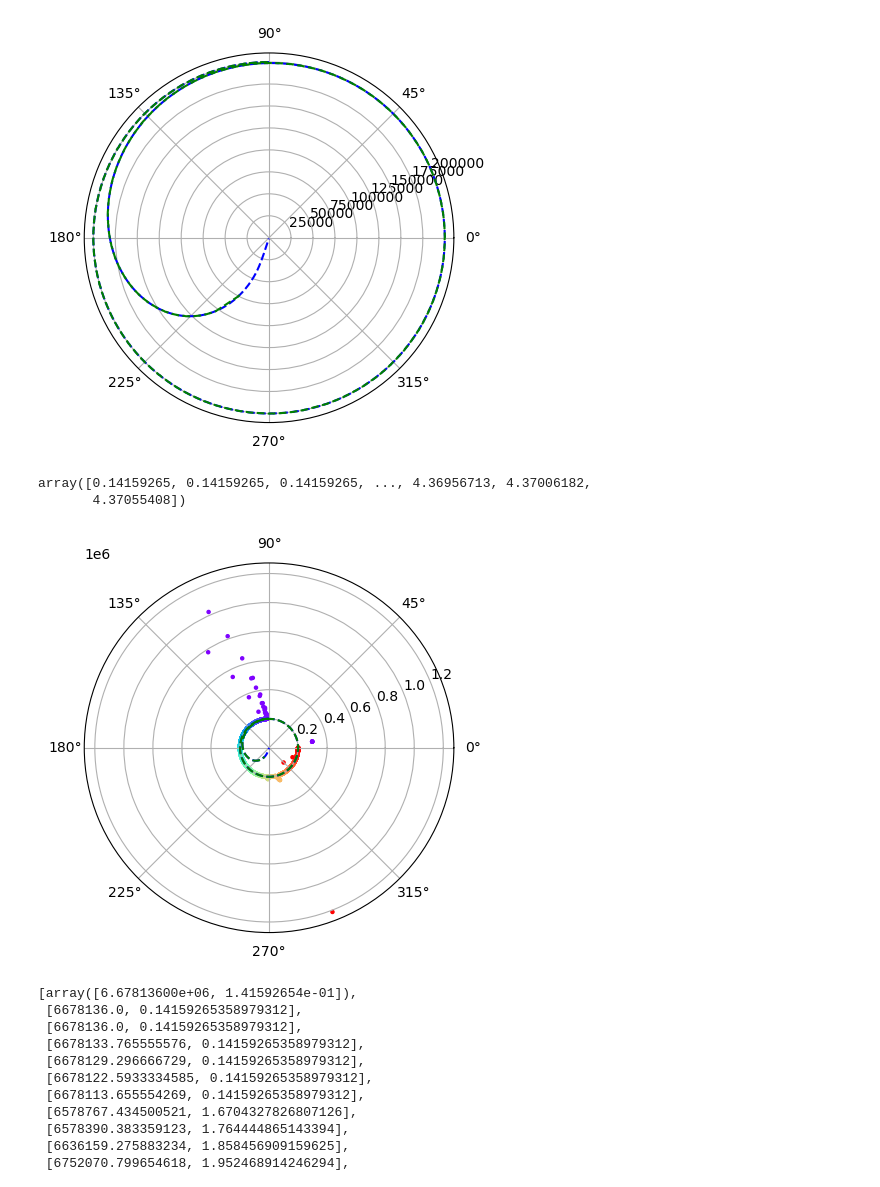
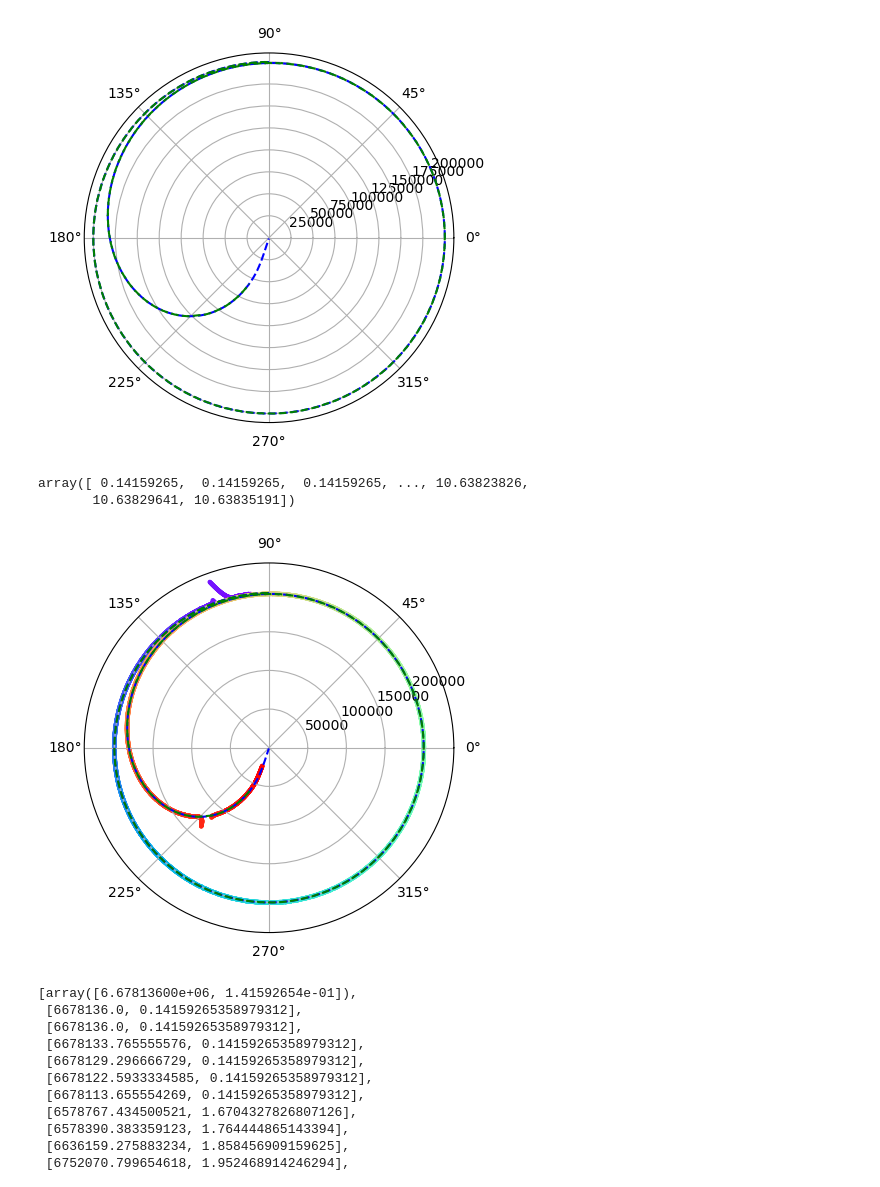
Before and after one commit to Tiangong-PMSC-Group/Satellite-Project, a Jupyter notebook: main_tests.ipynb, the cells around one changed output. Saved outputs shown, nothing was run; the diff lists cells and outputs as text; code cells hidden in the pictures.

```diff
--- a/main_tests.ipynb
+++ b/main_tests.ipynb
@@ -127,6 +127,8 @@ m = np.array([m[0], m[3]])
 predicted_states_satellite_cord = [m]
 radar_states_satellite_cord = [m]
 # %%
+revolution = 0
+loop = False
 for i in range(int(sim_lenght)):
 
     if i < sim_lenght:
@@ -141,7 +143,19 @@ for i in range(int(sim_lenght)):
             for state_earth_cord in noise_states_earth_cord:
                 #state_satellite_cord = np.array([0,0,0])
                 state_satellite_cord = utilities.earth_to_orbit(state_earth_cord.pos)
+
+                #tracks the number of times the satellite has passed the axis and adjusts angle accordingly
+                if state_satellite_cord[1] < np.pi/4:
+                    state_satellite_cord[1] += 2*np.pi*(revolution + 1)
+                    loop = True
+                elif loop == True and state_satellite_cord[1] >= np.pi/4:
+                    revolution += 1
+                    state_satellite_cord[1] += 2*np.pi*revolution
+                    loop = False
+                else:
+                    state_satellite_cord[1] += 2*np.pi*revolution
                 #state_satellite_cord = state_earth_cord.pos
+
                 new_state_satellite_cord = tianhe.update(state_satellite_cord)
 
                 if flag == 0:
@@ -189,25 +203,25 @@ plt.show()
 len(radar_states_satellite_cord)
 rad2
 # %% [output]
-array([0.14159265, 0.14159265, 0.14159265, ..., 4.36956713, 4.37006182,
-       4.37055408])
+array([ 0.14159265,  0.14159265,  0.14159265, ..., 10.63823826,
+       10.63829641, 10.63835191])
 # %%
 import numpy as np
 import matplotlib.pyplot as plt
 import mpl_toolkits.mplot3d.axes3d as axes3d
 
 
 fig, ax = plt.subplots(subplot_kw={'projection': 'polar'})
-
-colors = plt.cm.rainbow(np.linspace(0, 1, len(R2[:3988])))
+D = len(R2)
+colors = plt.cm.rainbow(np.linspace(0, 1, len(R2[100:D])))
 
 ax.plot(rad, R, c='b', linestyle="dashed")
-ax.scatter(rad2[:3988], R2[:3988], c=colors, s=5)
+ax.scatter(rad2[100:D], R2[100:D], c=colors, s=5)
 ax.plot(rad3, R3, c='g', linestyle="dashed")
 
 plt.show()
 # %% [output]
-[figure, old version]
+[figure, new version]
 # %%
 predicted_states_satellite_cord
 # %% [output]
```
